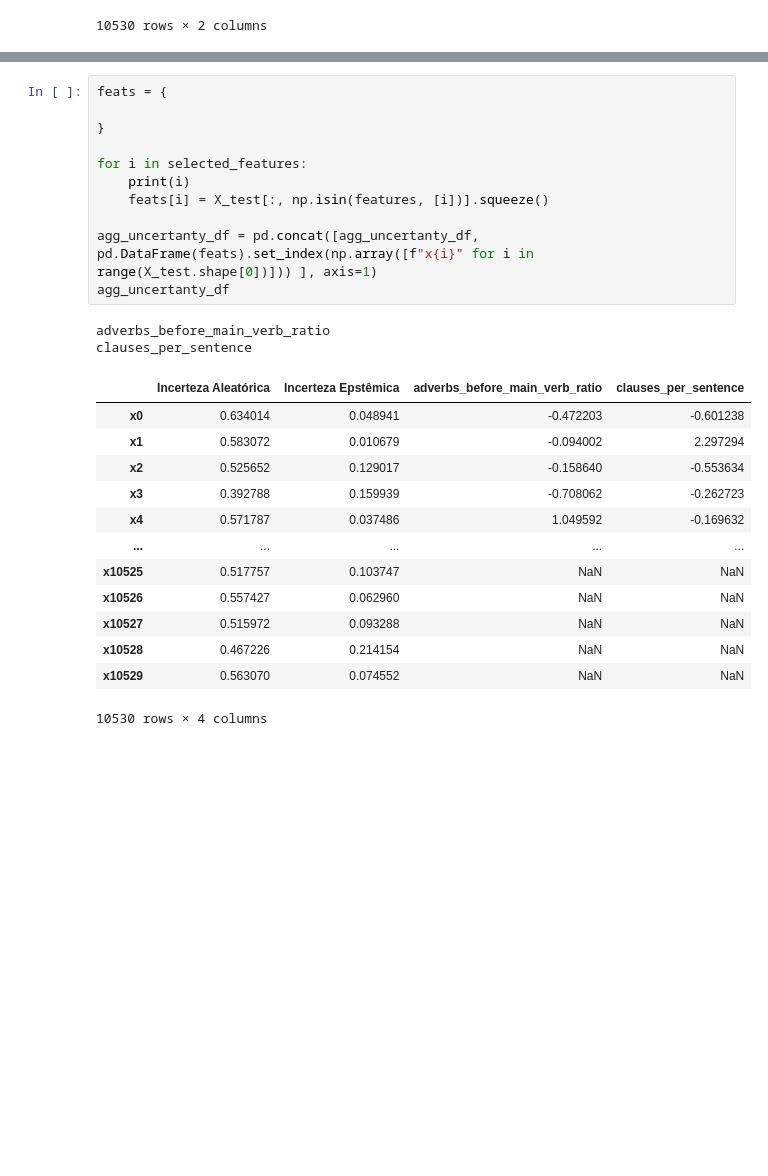
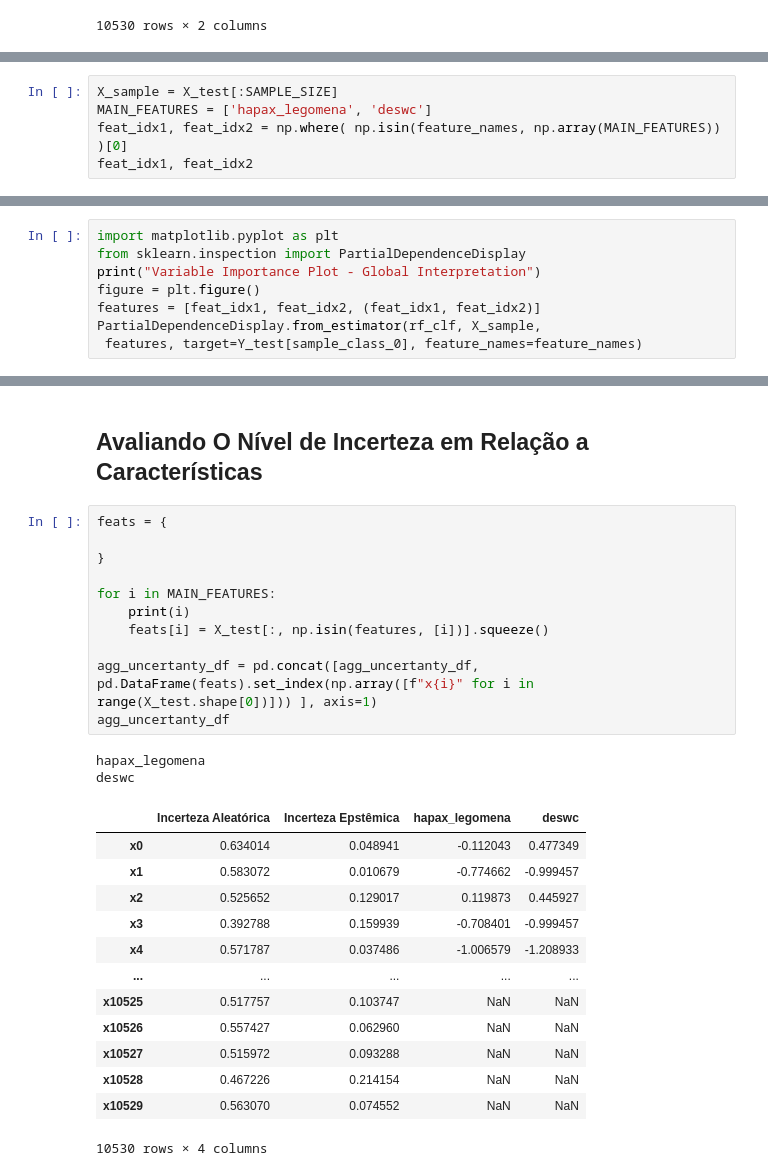
Before and after one commit to Tiagoblima/explanaible-essay-grading, a Jupyter notebook: notebooks/Essay Grade Classification - Parte 2.ipynb, the cells around one changed output, grey strips where cells are left out. Drawn from its saved outputs; the diff is of its cells as text; blank space fills up the shorter version.

```diff
--- a/notebooks/Essay Grade Classification - Parte 2.ipynb
+++ b/notebooks/Essay Grade Classification - Parte 2.ipynb
@@ -162,0 +232,5 @@ agg_uncertanty_df
+# %%
+X_sample = X_test[:SAMPLE_SIZE]
+MAIN_FEATURES = ['hapax_legomena', 'deswc']
+feat_idx1, feat_idx2 = np.where( np.isin(feature_names, np.array(MAIN_FEATURES)) )[0]
+feat_idx1, feat_idx2
@@ -162,0 +239,8 @@ agg_uncertanty_df
+# %%
+import matplotlib.pyplot as plt
+from sklearn.inspection import PartialDependenceDisplay
+print("Variable Importance Plot - Global Interpretation")
+figure = plt.figure()
+features = [feat_idx1, feat_idx2, (feat_idx1, feat_idx2)]
+PartialDependenceDisplay.from_estimator(rf_clf, X_sample,
+ features, target=Y_test[sample_class_0], feature_names=feature_names)
@@ -163,23 +252,25 @@ agg_uncertanty_df
+# %% [markdown]
+## Avaliando O Nível de Incerteza em Relação a Características
 # %%
 feats = {
 
 }
 
-for i in selected_features:
+for i in MAIN_FEATURES:
     print(i)
     feats[i] = X_test[:, np.isin(features, [i])].squeeze()
 
 agg_uncertanty_df = pd.concat([agg_uncertanty_df, pd.DataFrame(feats).set_index(np.array([f"x{i}" for i in range(X_test.shape[0])])) ], axis=1)
 agg_uncertanty_df
 # %% [output]
-adverbs_before_main_verb_ratio
-clauses_per_sentence
+hapax_legomena
+deswc
-|  | Incerteza Aleatórica | Incerteza Epstêmica | adverbs_before_main_verb_ratio | clauses_per_sentence |
-| x0 | 0.634014 | 0.048941 | -0.472203 | -0.601238 |
-| x1 | 0.583072 | 0.010679 | -0.094002 | 2.297294 |
-| x2 | 0.525652 | 0.129017 | -0.158640 | -0.553634 |
-| x3 | 0.392788 | 0.159939 | -0.708062 | -0.262723 |
-| x4 | 0.571787 | 0.037486 | 1.049592 | -0.169632 |
+|  | Incerteza Aleatórica | Incerteza Epstêmica | hapax_legomena | deswc |
+| x0 | 0.634014 | 0.048941 | -0.112043 | 0.477349 |
+| x1 | 0.583072 | 0.010679 | -0.774662 | -0.999457 |
+| x2 | 0.525652 | 0.129017 | 0.119873 | 0.445927 |
+| x3 | 0.392788 | 0.159939 | -0.708401 | -0.999457 |
+| x4 | 0.571787 | 0.037486 | -1.006579 | -1.208933 |
 | ... | ... | ... | ... | ... |
 | x10525 | 0.517757 | 0.103747 | NaN | NaN |
 | x10526 | 0.557427 | 0.062960 | NaN | NaN |
```
Also changed, not shown: parts of 13 cells of this notebook.
